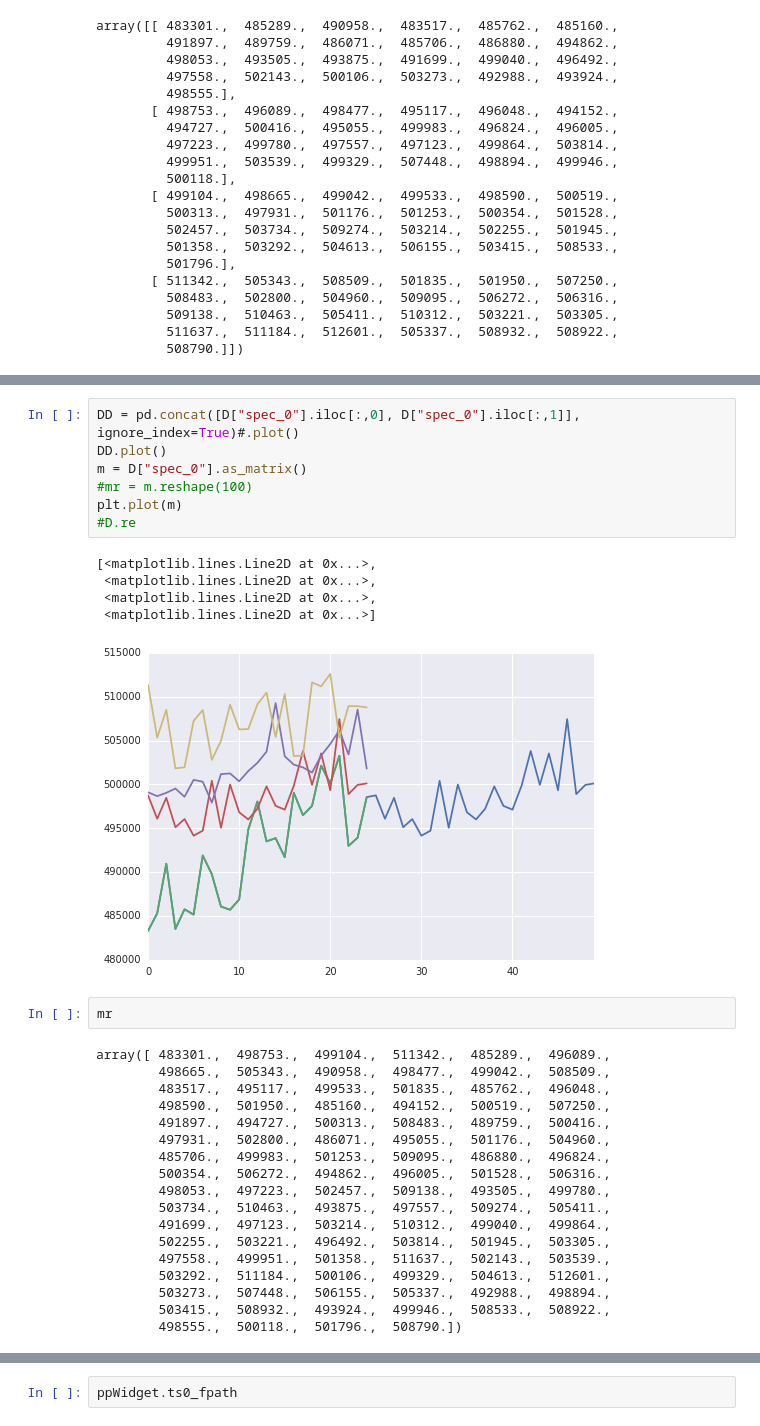
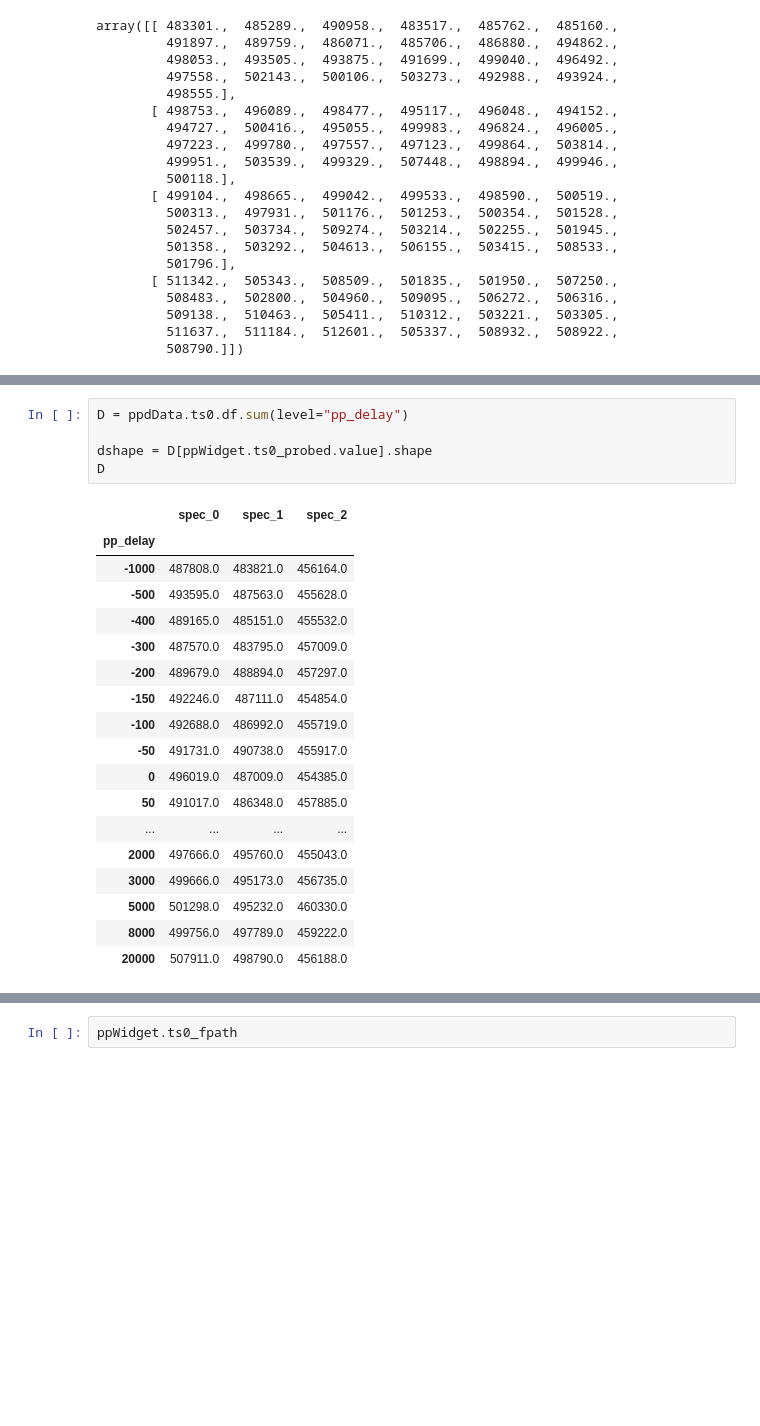
Before and after one commit to deisi/SFG2D, a Jupyter notebook: dashboards/pump-probe/pump-probe.ipynb, the cells around one changed output, grey strips where cells are left out. Drawn from its saved outputs; the diff is of its cells as text; blank space fills up the shorter version.

```diff
--- a/dashboards/pump-probe/pump-probe.ipynb
+++ b/dashboards/pump-probe/pump-probe.ipynb
@@ -298,33 +224,24 @@ plt.plot(D["spec_0"].as_matrix())
-# %%
-DD = pd.concat([D["spec_0"].iloc[:,0], D["spec_0"].iloc[:,1]], ignore_index=True)#.plot()
-DD.plot()
-m = D["spec_0"].as_matrix()
-#mr = m.reshape(100)
-plt.plot(m)
-#D.re
-# %% [output]
-[<matplotlib.lines.Line2D at 0x...>,
- <matplotlib.lines.Line2D at 0x...>,
- <matplotlib.lines.Line2D at 0x...>,
- <matplotlib.lines.Line2D at 0x...>]
-[figure, removed]
-# %%
-mr
-# %% [output]
-array([ 483301.,  498753.,  499104.,  511342.,  485289.,  496089.,
-        498665.,  505343.,  490958.,  498477.,  499042.,  508509.,
-        483517.,  495117.,  499533.,  501835.,  485762.,  496048.,
-        498590.,  501950.,  485160.,  494152.,  500519.,  507250.,
-        491897.,  494727.,  500313.,  508483.,  489759.,  500416.,
-        497931.,  502800.,  486071.,  495055.,  501176.,  504960.,
-        485706.,  499983.,  501253.,  509095.,  486880.,  496824.,
-        500354.,  506272.,  494862.,  496005.,  501528.,  506316.,
-        498053.,  497223.,  502457.,  509138.,  493505.,  499780.,
-        503734.,  510463.,  493875.,  497557.,  509274.,  505411.,
-        491699.,  497123.,  503214.,  510312.,  499040.,  499864.,
-        502255.,  503221.,  496492.,  503814.,  501945.,  503305.,
-        497558.,  499951.,  501358.,  511637.,  502143.,  503539.,
-        503292.,  511184.,  500106.,  499329.,  504613.,  512601.,
-        503273.,  507448.,  506155.,  505337.,  492988.,  498894.,
-        503415.,  508932.,  493924.,  499946.,  508533.,  508922.,
-        498555.,  500118.,  501796.,  508790.])
+# %%
+D = ppdData.ts0.df.sum(level="pp_delay")
+
+dshape = D[ppWidget.ts0_probed.value].shape
+D
+# %% [output]
+|  | spec_0 | spec_1 | spec_2 |
+| pp_delay |  |  |  |
+| -1000 | 487808.0 | 483821.0 | 456164.0 |
+| -500 | 493595.0 | 487563.0 | 455628.0 |
+| -400 | 489165.0 | 485151.0 | 455532.0 |
+| -300 | 487570.0 | 483795.0 | 457009.0 |
+| -200 | 489679.0 | 488894.0 | 457297.0 |
+| -150 | 492246.0 | 487111.0 | 454854.0 |
+| -100 | 492688.0 | 486992.0 | 455719.0 |
+| -50 | 491731.0 | 490738.0 | 455917.0 |
+| 0 | 496019.0 | 487009.0 | 454385.0 |
+| 50 | 491017.0 | 486348.0 | 457885.0 |
+| ... | ... | ... | ... |
+| 2000 | 497666.0 | 495760.0 | 455043.0 |
+| 3000 | 499666.0 | 495173.0 | 456735.0 |
+| 5000 | 501298.0 | 495232.0 | 460330.0 |
+| 8000 | 499756.0 | 497789.0 | 459222.0 |
+| 20000 | 507911.0 | 498790.0 | 456188.0 |
```
Also changed, not shown: parts of 12 cells of this notebook.
